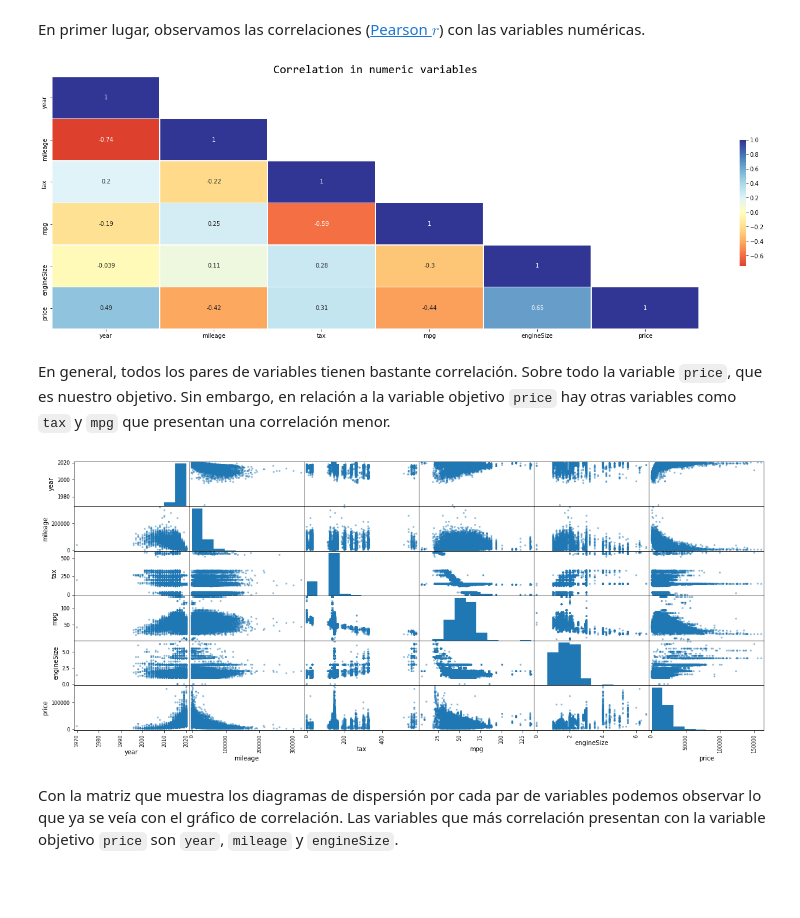
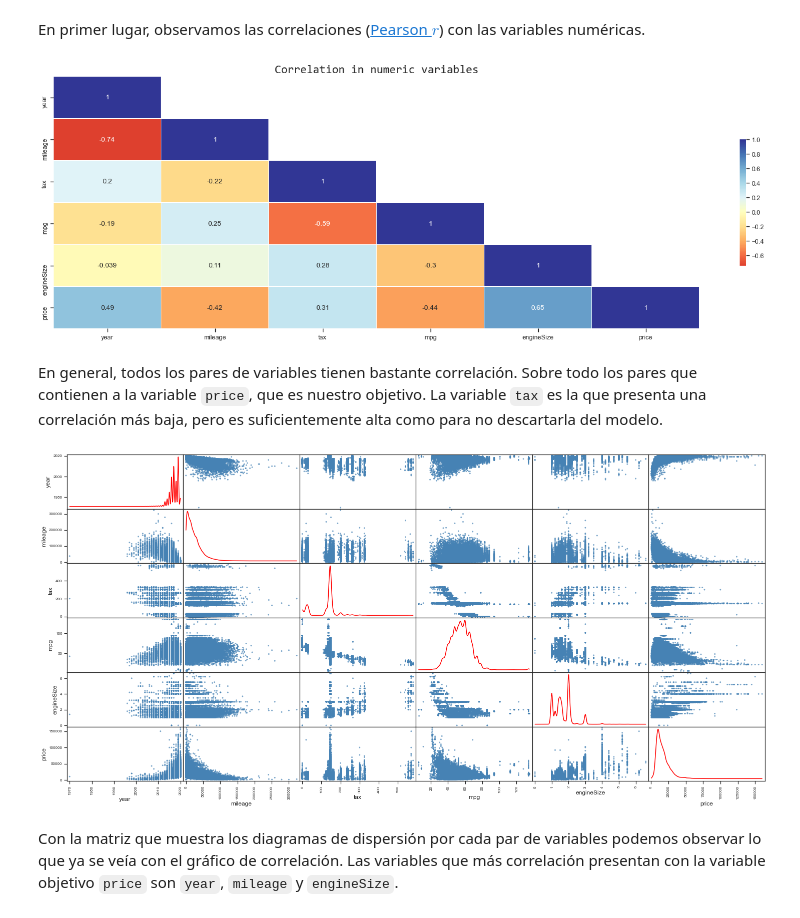
Before and after one commit to dietrujillo/ml_lab, a Jupyter notebook: lab1/notebooks/lab1.ipynb, the cells around one changed output. Saved outputs shown, nothing was run; the diff lists cells and outputs as text; code cells hidden in the pictures; blank space fills up the shorter version.

```diff
--- a/lab1/notebooks/lab1.ipynb
+++ b/lab1/notebooks/lab1.ipynb
@@ -503,0 +503,7 @@ plt.show()
+# %%
+sns.set_theme()
+fig, ax = plt.subplots(3, 2, figsize=(25, 15))
+
+for i, var in enumerate(numeric_variables):
+    sns.histplot(df[var], ax=ax[i // 2][i % 2])
+plt.show()
@@ -541,7 +549,9 @@ Codificar `model` con un one-hot encoding implicaría aumentar la dimensionalida
 # %%
+sns.set_style("ticks")
 plt.figure(figsize=(20, 8))
 df["model"].value_counts().plot(kind="bar")
 plt.grid()
 plt.yticks(range(0, 6501, 250))
+plt.xticks(fontsize="xx-small")
 plt.show()
 # %% [output]
@@ -579,7 +589,6 @@ Puede ser interesante observar las correlaciones entre las variables de entrada
 En primer lugar, observamos las correlaciones ([Pearson $r$](https://en.wikipedia.org/wiki/Pearson_correlation_coefficient)) con las variables numéricas.
 # %%
 corr = df.corr(method="pearson")
-
 plt.figure(figsize=(25, 8))
 
 mask = np.zeros_like(corr, dtype=np.bool)
@@ -592,14 +601,19 @@ sns.heatmap(corr, mask=mask, cmap="RdYlBu", center=0, annot=True,
 plt.title("Correlation in numeric variables", fontdict={"family": "Consolas", "size": 20})
 plt.show()
 # %% [output]
-[figure, old version]
+[figure, new version]
 # %% [markdown]
-En general, todos los pares de variables tienen bastante correlación. Sobre todo la variable `price`, que es nuestro objetivo. Sin embargo, en relación a la variable objetivo `price` hay otras variables como `tax` y `mpg` que presentan una correlación menor.
+En general, todos los pares de variables tienen bastante correlación. Sobre todo los pares que contienen a la variable `price`, que es nuestro objetivo. La variable `tax` es la que presenta una correlación más baja, pero es suficientemente alta como para no descartarla del modelo.
 # %%
-pd.plotting.scatter_matrix(df, figsize=(20, 8))
+pd.plotting.scatter_matrix(df,
+                           figsize=(25, 12),
+                           diagonal="kde",
+                           color="steelblue",
+                           alpha=0.7,
+                           density_kwds={"color": "red"})
 plt.show()
 # %% [output]
-[figure, old version]
+[figure, new version]
 # %% [markdown]
 Con la matriz que muestra los diagramas de dispersión por cada par de variables podemos observar lo que ya se veía con el gráfico de correlación. Las variables que más correlación presentan con la variable objetivo `price` son `year`, `mileage` y `engineSize`.
 # %% [markdown]
```
Also changed, not shown: parts of 44 cells of this notebook, 3 other files.
